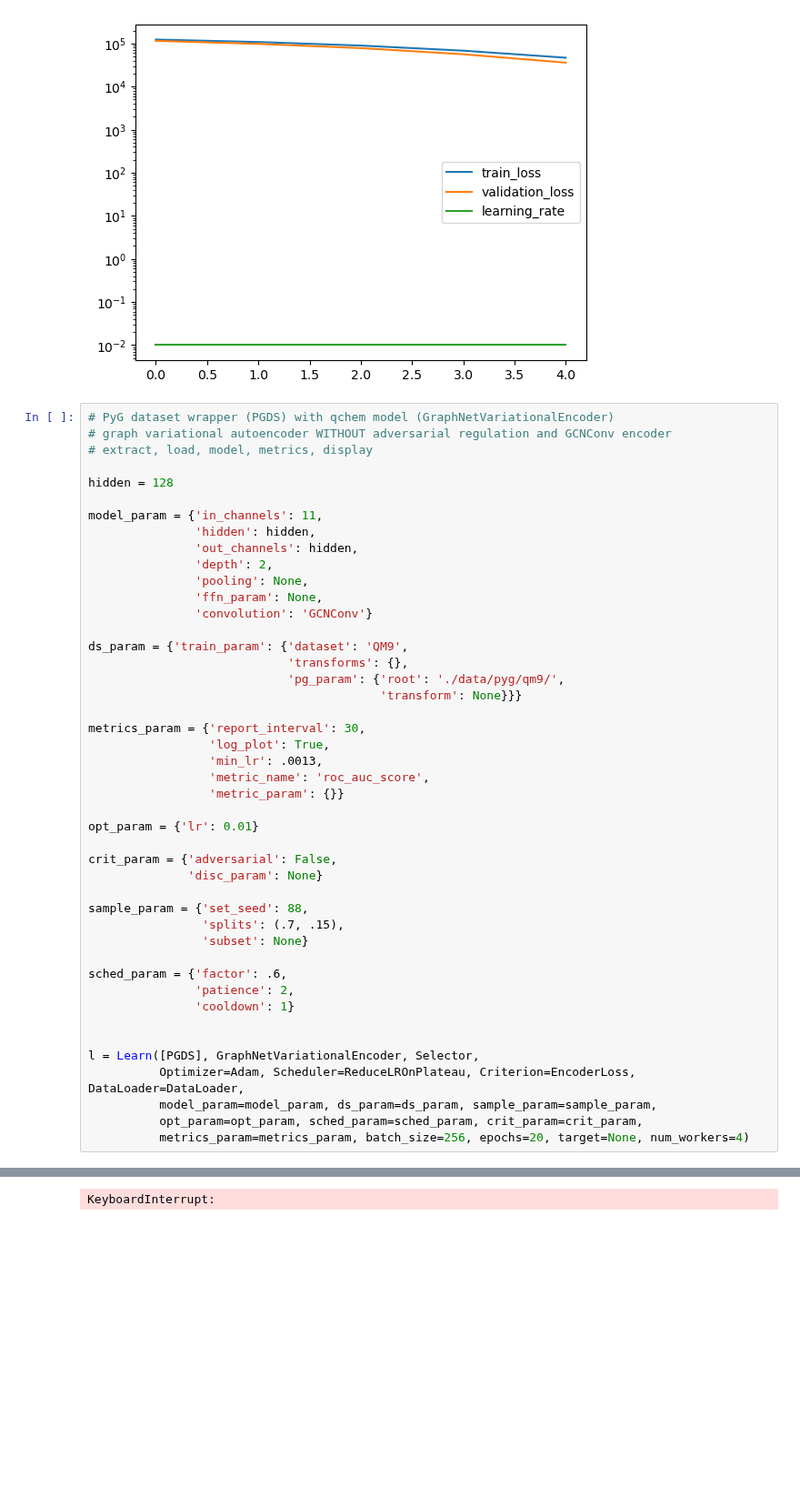
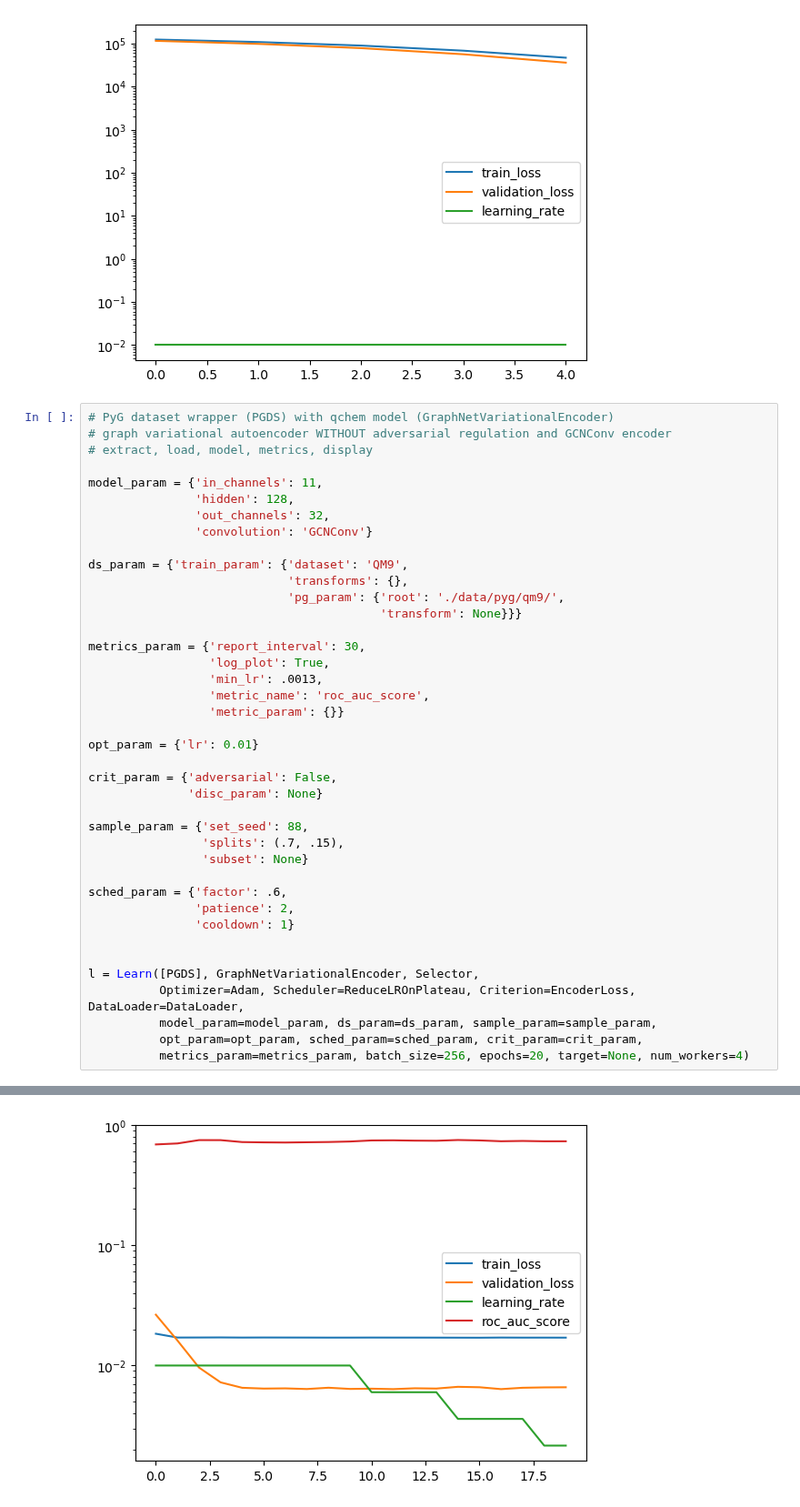
Before and after one commit to icanswim/qchem, a Jupyter notebook: experiment.ipynb, the cells around one changed output, grey strips where cells are left out. Shown at 91% size. Drawn from its saved outputs; the diff is of its cells as text; blank space fills up the shorter version.

```diff
--- a/experiment.ipynb
+++ b/experiment.ipynb
@@ -1213,14 +1203,9 @@ test loss: 36459.8453125
 # graph variational autoencoder WITHOUT adversarial regulation and GCNConv encoder
 # extract, load, model, metrics, display
 
-hidden = 128
-
 model_param = {'in_channels': 11,
-               'hidden': hidden,
-               'out_channels': hidden,
-               'depth': 2,
-               'pooling': None,
-               'ffn_param': None,
+               'hidden': 128,
+               'out_channels': 32,
                'convolution': 'GCNConv'}
 
 ds_param = {'train_param': {'dataset': 'QM9',
@@ -1274,4 +1259,4 @@ roc_auc_score train score: 0.8390104024170432, validation score: 0.8357961458866
-KeyboardInterrupt:
+[figure, added]
 # %%
 # PyG dataset wrapper (PGDS) with qchem model (GraphNetVariationalEncoder)
 # graph variational autoencoder WITH adversarial regulation and GCNConv encoder
```
Also changed, not shown: parts of 6 cells of this notebook, 2 other files.
